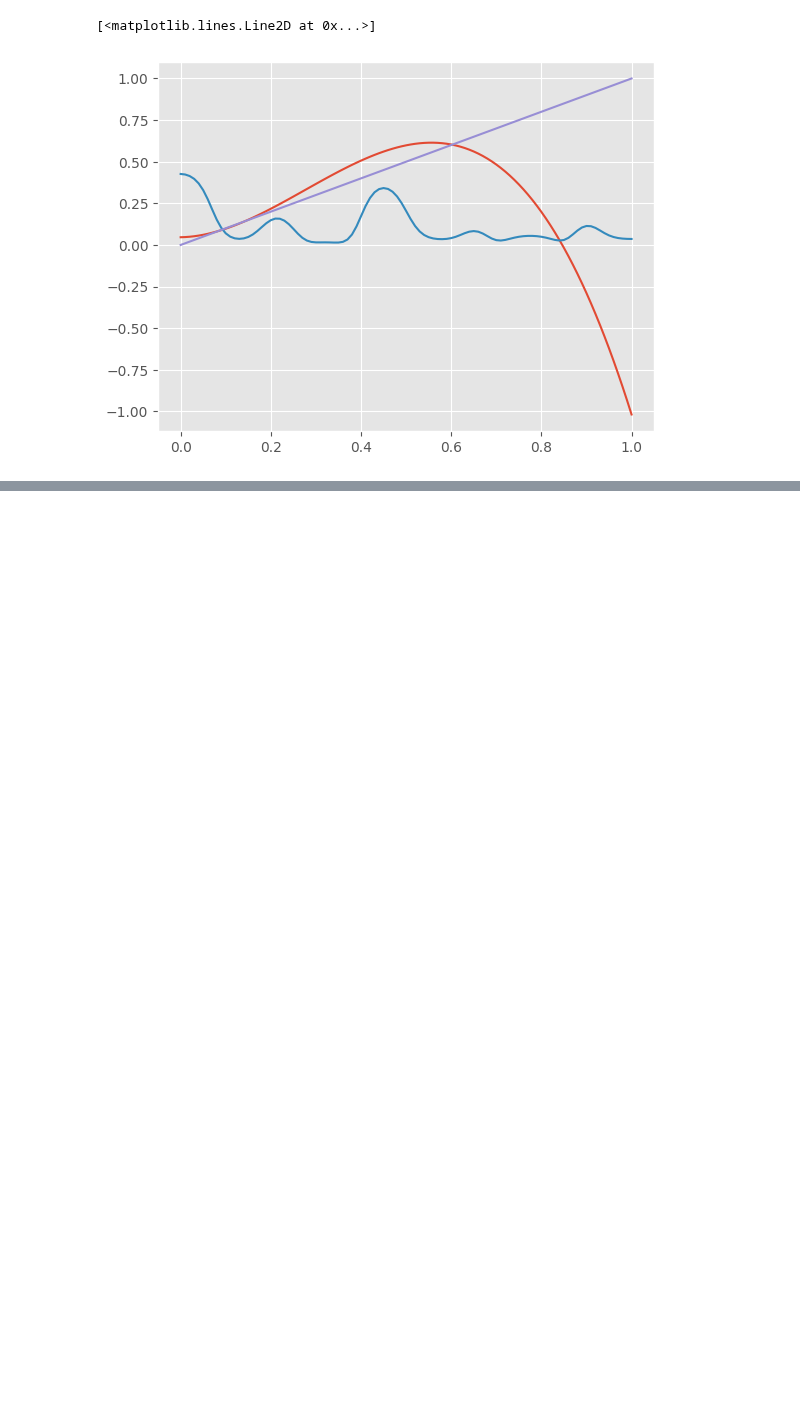
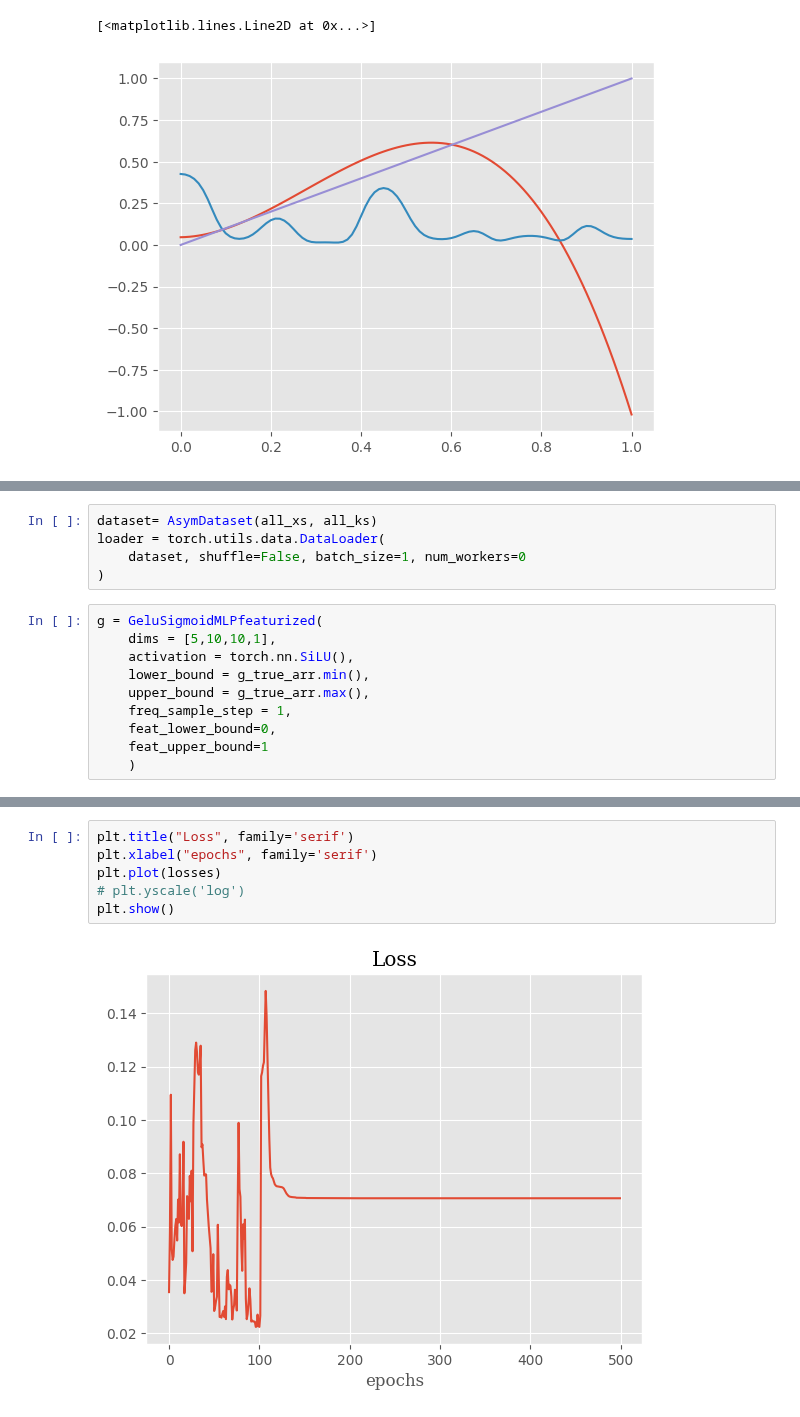
Before and after one commit to MalachiteWind/stable_node_control, a Jupyter notebook: notebooks/smart-learning/learn_g_techniques.ipynb, the cells around one changed output, grey strips where cells are left out. Drawn from its saved outputs; the diff is of its cells as text; blank space fills up the shorter version.

Commit message:
update plots

```diff
--- a/notebooks/smart-learning/learn_g_techniques.ipynb
+++ b/notebooks/smart-learning/learn_g_techniques.ipynb
@@ -191,0 +322,15 @@ plt.plot(x_lin,x_lin)
+# %%
+dataset= AsymDataset(all_xs, all_ks)
+loader = torch.utils.data.DataLoader(
+    dataset, shuffle=False, batch_size=1, num_workers=0
+)
+# %%
+g = GeluSigmoidMLPfeaturized(
+    dims = [5,10,10,1],
+    activation = torch.nn.SiLU(),
+    lower_bound = g_true_arr.min(),
+    upper_bound = g_true_arr.max(),
+    freq_sample_step = 1,
+    feat_lower_bound=0,
+    feat_upper_bound=1
+    )
@@ -191,0 +411,8 @@ plt.plot(x_lin,x_lin)
+# %%
+plt.title("Loss", family='serif')
+plt.xlabel("epochs", family='serif')
+plt.plot(losses)
+# plt.yscale('log')
+plt.show()
+# %% [output]
+[figure, added]
```
Also changed, not shown: parts of 6 cells of this notebook.
